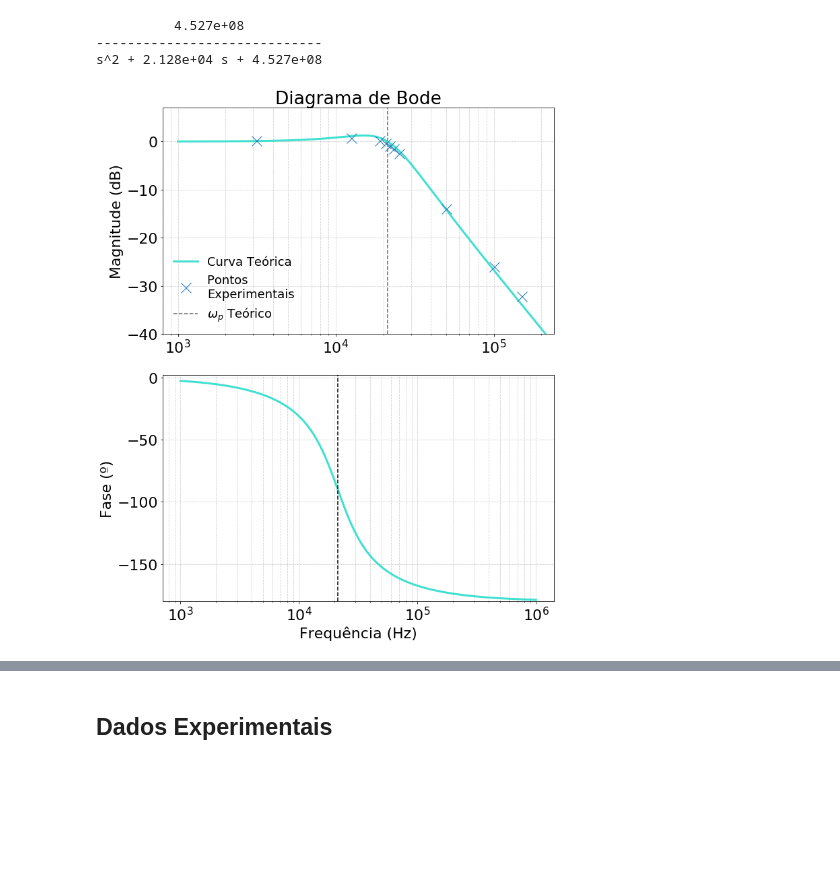
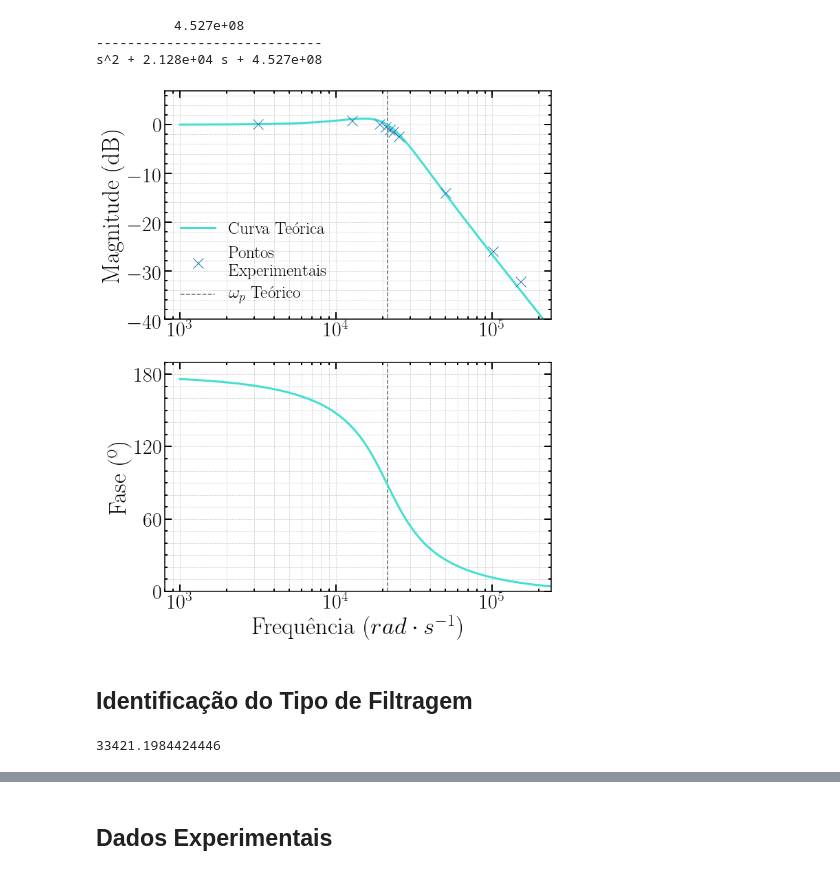
Before and after one commit to AthomsG/EGer, a Jupyter notebook: LAB1/LAB - 1.ipynb, the cells around one changed output, grey strips where cells are left out. Drawn from its saved outputs; the diff is of its cells as text; code cells hidden in the pictures; blank space fills up the shorter version.

```diff
--- a/LAB1/LAB - 1.ipynb
+++ b/LAB1/LAB - 1.ipynb
@@ -31,7 +44,7 @@ R7  = 1*M
 R8  = 100*k
 R9  = 51*k
 R10 = 100*k
-R11 = 10
+R11 = 10*k
 # %%
 def convert_to_dB(w):
     return [20*(np.log10(abs(i))) for i in w]
@@ -43,10 +56,6 @@ K  = (P2/(R3 + P2))*(1 + R5/R2)
 wp = np.sqrt(R5/(R2*C1*C2*R6*R11))
 
 Q  = np.sqrt(R5/(R2*C1*C2*R6*R11))/((R3/((R3+R3)*C1*R6))*(1+R5/R2))
-# %%
-K = 1
-Q = 1
-wp= 21276.6
 # %% [markdown]
 Funções de Transferência
 # %%
@@ -98,7 +107,7 @@ CORRER AS PRÓXIMAS 3 CÉLULAS ANTES Do PLOT DE CADA GRÁFICO.
 
 NÃO ESQUECER DE MUDAR A VARIÁVEL 'ch_out' PARA CADA CASO
 # %%
-path = '/Users/thomasgaehtgens/Downloads/DADOS GRUPO 7 6a.xlsx'
+path = '/Users/thomasgaehtgens/BIBLIOTECA/MEFT/EG/LABS/LAB - 1/DADOS/DADOS GRUPO 7 6a.xlsx'
 
 db     = pd.ExcelFile(path)
 sheets = dict() #DICIONÁRIO COM AS FOLHAS
@@ -117,7 +126,7 @@ for freq in sheet_names:
         freqs.append(float(freq))
 # %%
 ch_in  = 'CHAN1'
-ch_out = 'CHAN2'
+ch_out = 'CHAN3'
 
 AMPS   = list()
 i=0
@@ -279,41 +328,69 @@ print(G)
 s^2 + 2.128e+04 s + 4.527e+08
 # %%
 mag,phase,omega = control.bode(G, dB=True, plot=False)
+phase = phase - [phase[-1]]
 
 fig = plt.figure()
 fig.set_size_inches(10, 12)
 
 ax1 = fig.add_subplot(2, 1, 1)
-plt.title('Diagrama de Bode')
+#plt.title('Diagrama de Bode')
 
 ax2 = fig.add_subplot(2, 1, 2)
-plt.xlabel(r'Frequência (Hz)')
+plt.xlabel(r'Frequência ($rad \cdot s^{-1}$)')
 
 #RESULTADOS TEÓRICOS
 ax1.plot(omega, 20*np.log10(mag) , lw=3, color='turquoise', label='Curva Teórica')
 ax2.plot(omega, phase*180/(np.pi), lw=3, color='turquoise')
 #DADOS EXPERIMENTAIS
 ax1.plot([freq*2*np.pi for freq in freqs], [-20*np.log10(AMP) for AMP in AMPS], 'x', label='Pontos \nExperimentais', markersize=15)
+
 ax1.vlines(wp, -70, 7, lw=1.5, linestyle='--', label=r'$\omega_p$ Teórico', alpha=0.6)
 ax1.set_ylim(-40, 7)
 ax1.set_xlim(8*1e2, 2.4*1e5)
 
-ax2.vlines(wp, -180, 2, lw=1.5, linestyle='--', zorder = 10)
-ax2.set_ylim(-180, 2)
-ax1.set_xlim(8*1e2, 2.4*1e5)
+ax2.vlines(wp, 0, 190, lw=1.5, linestyle='--', alpha=0.6)
+ax2.set_ylim(0, 190)
+ax2.set_xlim(8*1e2, 2.4*1e5)
+
+
+#GRAPHICS SHITS
+ax1.xaxis.set_tick_params(which='major', size=10, width=2, direction='in', top='on')
+ax1.xaxis.set_tick_params(which='minor', size=4, width=2, direction='in', top='on')
+ax1.yaxis.set_tick_params(which='major', size=10, width=2, direction='in', right='on')
+ax1.yaxis.set_tick_params(which='minor', size=4, width=2, direction='in', right='on')
+
+ax2.xaxis.set_tick_params(which='major', size=10, width=2, direction='in', top='on')
+ax2.xaxis.set_tick_params(which='minor', size=4, width=2, direction='in', top='on')
+ax2.yaxis.set_tick_params(which='major', size=10, width=2, direction='in', right='on')
+ax2.yaxis.set_tick_params(which='minor', size=4, width=2, direction='in', right='on')
+
+ax1.xaxis.set_major_locator(mpl.ticker.MultipleLocator(10))
+ax1.xaxis.set_minor_locator(mpl.ticker.MultipleLocator(2))
+ax1.yaxis.set_major_locator(mpl.ticker.MultipleLocator(10))
+ax1.yaxis.set_minor_locator(mpl.ticker.MultipleLocator(2))
+
+ax2.yaxis.set_major_locator(mpl.ticker.MultipleLocator(60))
+ax2.yaxis.set_minor_locator(mpl.ticker.MultipleLocator(10))
 
 ax1.set_ylabel('Magnitude (dB)')
 ax2.set_ylabel('Fase (º)')
 
-ax1.legend(frameon=False, fontsize = 18)
+ax1.legend(frameon=False, fontsize = 25, loc = 'lower left')
 
 ax1.set_xscale('log')
 ax2.set_xscale('log')
 
 ax1.grid(True, which="both", linestyle='--', alpha=0.6)
 ax2.grid(True, which="both", linestyle='--', alpha=0.6)
 
 fig.tight_layout()
 fig.savefig('T3.pdf')
 # %% [output]
-[figure, old version]
+[figure, new version]
+# %% [markdown]
+## Identificação do Tipo de Filtragem
+# %%
+wp/2*np.pi #CONVERSÃO RADs^{-1} PARA Hz
+# %% [output]
+33421.1984424446
```
Also changed, not shown: parts of 29 cells of this notebook.
